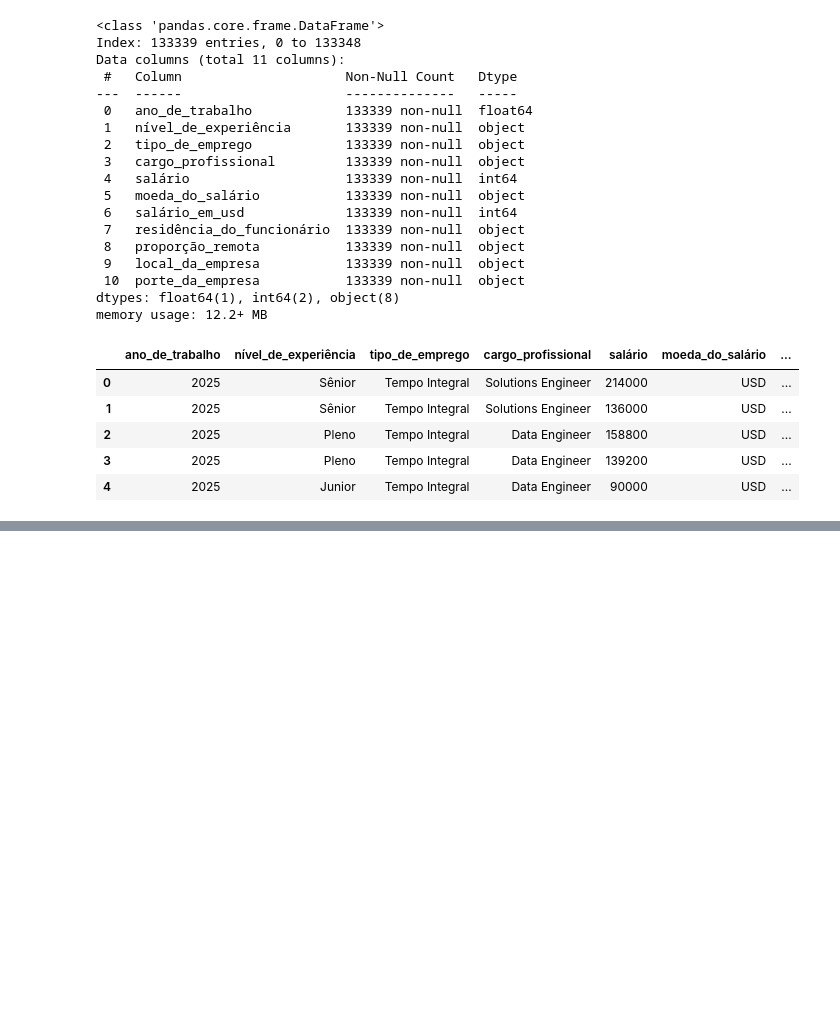
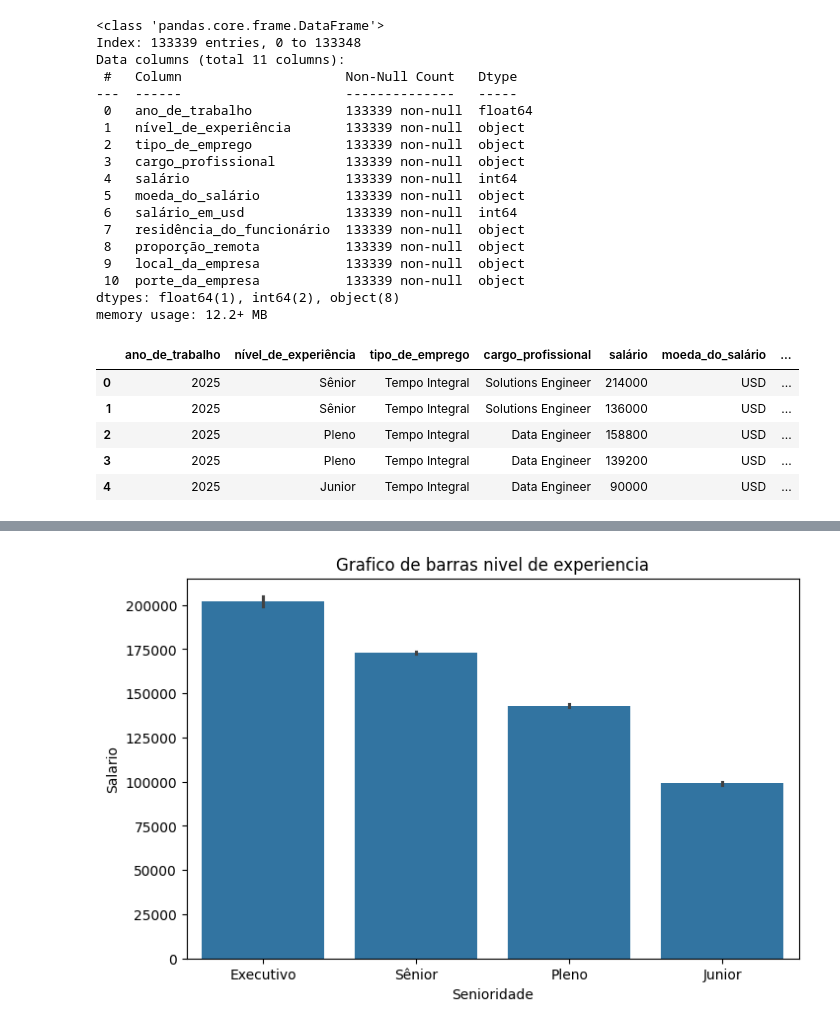
Before and after one commit to ThiagoVenturim/studying_python_data, a Jupyter notebook: Alura/AluraAula1.ipynb, the cells around one changed output, grey strips where cells are left out. Cells and saved outputs as stored; diff of their text form; code cells hidden in the pictures; blank space fills up the shorter version.

```diff
--- a/Alura/AluraAula1.ipynb
+++ b/Alura/AluraAula1.ipynb
@@ -351,0 +366,10 @@ df_limpo.head(5)
+# %%
+SenioridaOrdenado = df_limpo.groupby("nível_de_experiência")["salário_em_usd"].mean().sort_values(ascending=False)
+plt.figure(figsize= (8, 5))
+sns.barplot(data=df_limpo, x="nível_de_experiência", y="salário_em_usd", order= SenioridaOrdenado.index)
+plt.title("Grafico de barras nivel de experiencia")
+plt.xlabel("Senioridade")
+plt.ylabel("Salario")
+plt.show()
+# %% [output]
+[figure, added]
```
Also changed, not shown: parts of 6 cells of this notebook.
